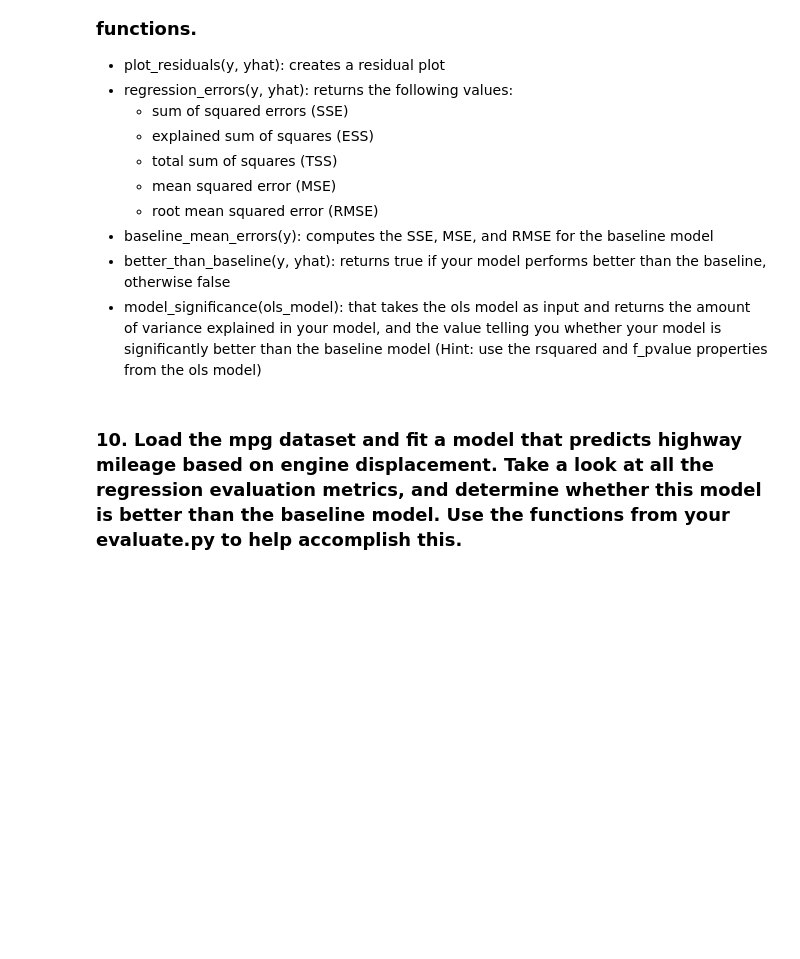
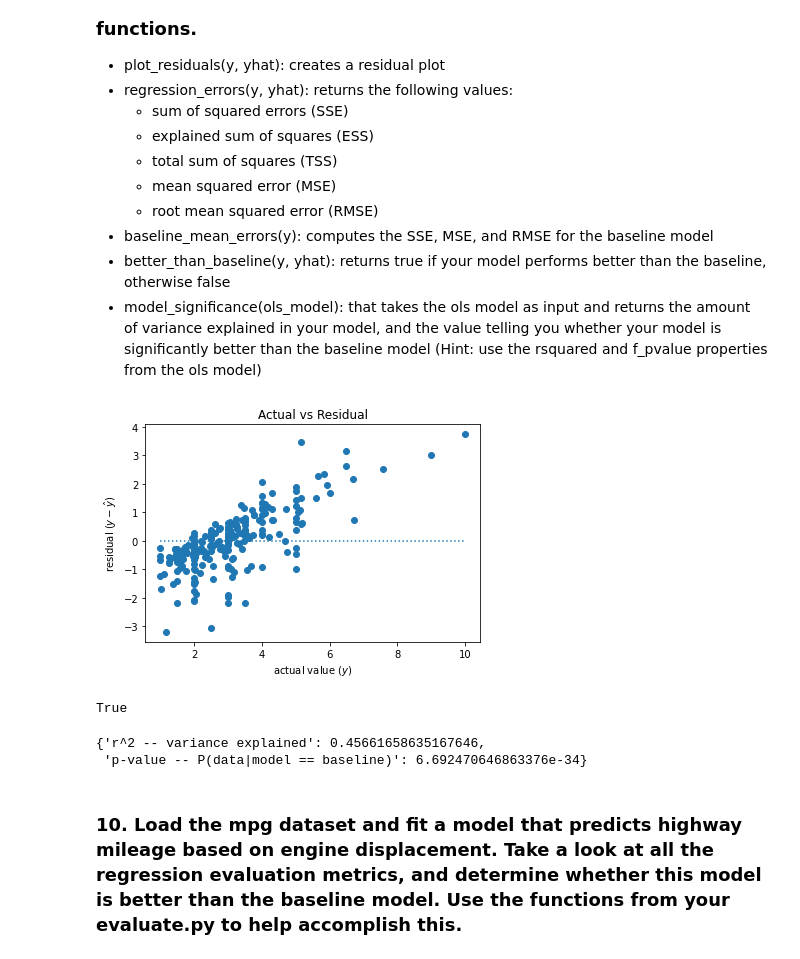
Before and after one commit to segovialori/regression-exercises, a Jupyter notebook: Evaluate.ipynb, the cells around one changed output. Drawn from its saved outputs; the diff is of its cells as text; code cells hidden in the pictures; blank space fills up the shorter version.

```diff
--- a/Evaluate.ipynb
+++ b/Evaluate.ipynb
@@ -158,0 +170,6 @@ plt.title('Baseline Residuals');
+# %%
+#manually
+#sum of the squared residuals
+df2['residual^2'] = df2.residual**2
+df2['baseline_residual^2'] = df2.baseline_residual**2
+df2.head()
@@ -174,3 +350,16 @@ plt.title('Baseline Residuals');
 - baseline_mean_errors(y): computes the SSE, MSE, and RMSE for the baseline model
 - better_than_baseline(y, yhat): returns true if your model performs better than the baseline, otherwise false
 - model_significance(ols_model): that takes the ols model as input and returns the amount of variance explained in your model, and the value telling you whether your model is significantly better than the baseline model (Hint: use the rsquared and f_pvalue properties from the ols model)
+# %%
+def plot_residuals(actual, predicted):
+    residuals = actual - predicted
+    plt.hlines(0, actual.min(), actual.max(), ls=':')
+    plt.scatter(actual, residuals)
+    plt.ylabel('residual ($y - \hat{y}$)')
+    plt.xlabel('actual value ($y$)')
+    plt.title('Actual vs Residual')
+    plt.show()
+# %%
+plot_residuals(df2.tip, df2.yhat)
+# %% [output]
+[figure, added]
@@ -177,2 +415,11 @@ plt.title('Baseline Residuals');
+# %%
+better_than_baseline(df2.tip, df2.yhat)
+# %% [output]
+True
+# %%
+model_significance(model)
+# %% [output]
+{'r^2 -- variance explained': 0.45661658635167646,
+ 'p-value -- P(data|model == baseline)': 6.692470646863376e-34}
 # %% [markdown]
 ### 10. Load the mpg dataset and fit a model that predicts highway mileage based on engine displacement. Take a look at all the regression evaluation metrics, and determine whether this model is better than the baseline model. Use the functions from your evaluate.py to help accomplish this.
```
Also changed, not shown: parts of 43 cells of this notebook.
